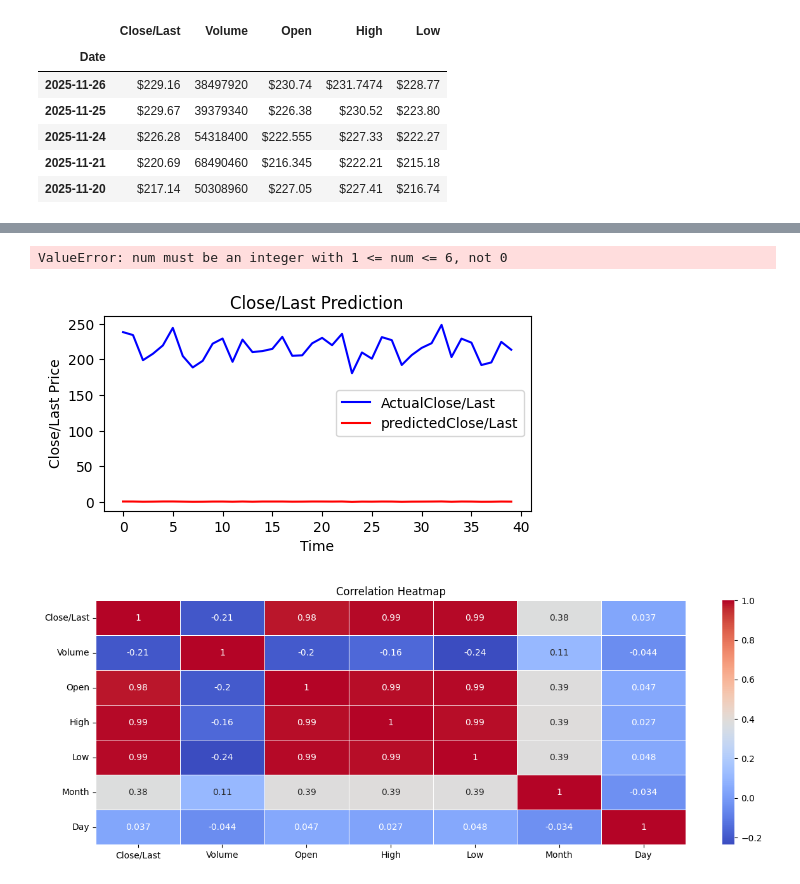
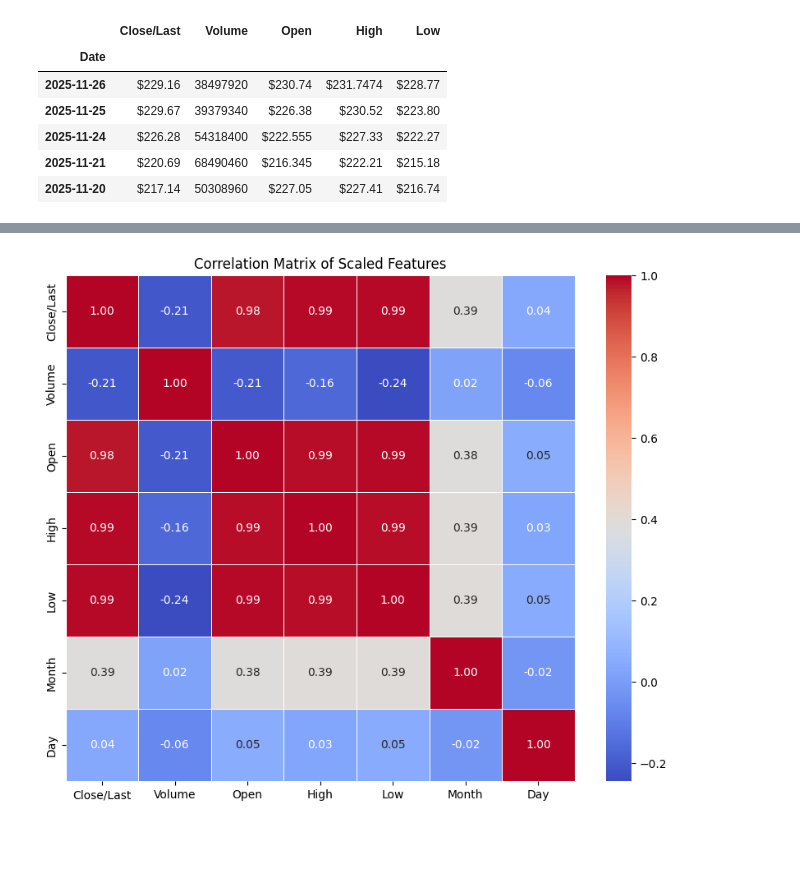
Before and after one commit to meghana2343/ADS-Project, a Jupyter notebook: stockprediction.ipynb, the cells around one changed output, grey strips where cells are left out. Drawn from its saved outputs; the diff is of its cells as text; code cells hidden in the pictures; blank space fills up the shorter version.

```diff
--- a/stockprediction.ipynb
+++ b/stockprediction.ipynb
@@ -118,8 +123,8 @@ for col in cols:
 dataset['Month'] = dataset.index.month
 dataset['Day'] = dataset.index.day
 
-# Convert 'Close/Last' to numeric after removing '$'
-dataset['Close/Last'] = dataset['Close/Last'].replace({r'\$': ''}, regex=True).astype(float)
+# Convert 'Close/Last' to numeric after removing '$' - This was already done in a previous cell (UMl_-qTRPN1t)
+# dataset['Close/Last'] = dataset['Close/Last'].replace({r'\$': ''}, regex=True).astype(float)
 
 # Group by Month and Day and calculate the mean of 'Close/Last'
 daily_avg_price = dataset.groupby(['Month', 'Day'])['Close/Last'].mean().reset_index()
@@ -130,11 +135,18 @@ daily_avg_price['Month_Day'] = daily_avg_price['Month'].astype(str) + '-' + dail
 # Plotting the average 'Close/Last' price by month and day
 plt.figure(figsize=(20, 7))
 sns.lineplot(x='Month_Day', y='Close/Last', data=daily_avg_price, marker='o')
-plt.title('Average Closing Price by Month and Day (Years Removed)')
+plt.title('Average Closing Price by Month and Day ')
 plt.xlabel('Month-Day')
 plt.ylabel('Average Close/Last Price')
-plt.xticks(rotation=90, ha='center', fontsize=8) # Rotate labels for readability
-plt.grid(True, linestyle='--', alpha=0.6)
+
+# Correcting the x-axis labels for better readability
+step = 15 # Display every 15th label
+num_labels = len(daily_avg_price['Month_Day'])
+selected_indices = np.arange(0, num_labels, step)
+selected_labels = daily_avg_price['Month_Day'].iloc[selected_indices]
+
+plt.xticks(selected_indices, selected_labels, rotation=45, ha='right', fontsize=10) # Rotate labels, increase fontsize
+plt.grid(True, linestyle='--', alpha=0.5)
 plt.tight_layout()
 plt.show()
 # %% [output]
@@ -159,8 +170,16 @@ memory usage: 12.4 KB
-# %%
-#data normalization
-scaler=MinMaxScaler()
-scaler_values=scaler.fit_transform(dataset)
-dataset[dataset.columns] = scaler_values
+# %%
+#data normalization
+scaler = MinMaxScaler()
+
+# Select only numeric columns for scaling
+numeric_cols = dataset.select_dtypes(include=np.number).columns
+
+if not numeric_cols.empty:
+    scaler_values = scaler.fit_transform(dataset[numeric_cols])
+    # Assign scaled values back to the numeric columns of the original dataset
+    dataset[numeric_cols] = scaler_values
+else:
+    print("No numeric columns found to scale.")
 # %%
 scaler_values
 # %% [output]
@@ -488,29 +579,10 @@ array([[0.7063564 , 0.12240329, 0.7459258 , 0.7048592 , 0.71508515,
-# %%
-##3plotting the results
-
-plt.figure(figsize=(14,5))
-for i, col in enumerate(dataset_scaled.columns):
-  plt.subplot(2,3, 1-i)
-  plt.plot(y_test_rescaled[:,i], color='blue', label = f'Actual{col}')
-  plt.plot(predictions[:, i], color='red', label= f'predicted{col}')
-  plt.title(f'{col} Prediction')
-  plt.xlabel('Time')
-  plt.ylabel(f'{col} Price')
-  plt.legend()
-  plt.tight_layout()
-plt.show()
-# %% [output]
-ValueError: num must be an integer with 1 <= num <= 6, not 0
-[figure, removed]
 # %%
-#  correlation matrix
-corr = dataset.corr(numeric_only=True)
+correlation_matrix = dataset_scaled.corr()
 
-#  heatmap
-plt.figure(figsize=(15, 5))
-sns.heatmap(corr, annot=True, cmap="coolwarm", linewidths=0.5)
-plt.title("Correlation Heatmap")
+plt.figure(figsize=(10, 8))
+sns.heatmap(correlation_matrix, annot=True, cmap='coolwarm', fmt='.2f', linewidths=0.5)
+plt.title('Correlation Matrix of Scaled Features')
 plt.show()
 # %% [output]
-[figure, old version]
+[figure, new version]
 # %%
```
Also changed, not shown: parts of 51 cells of this notebook.
